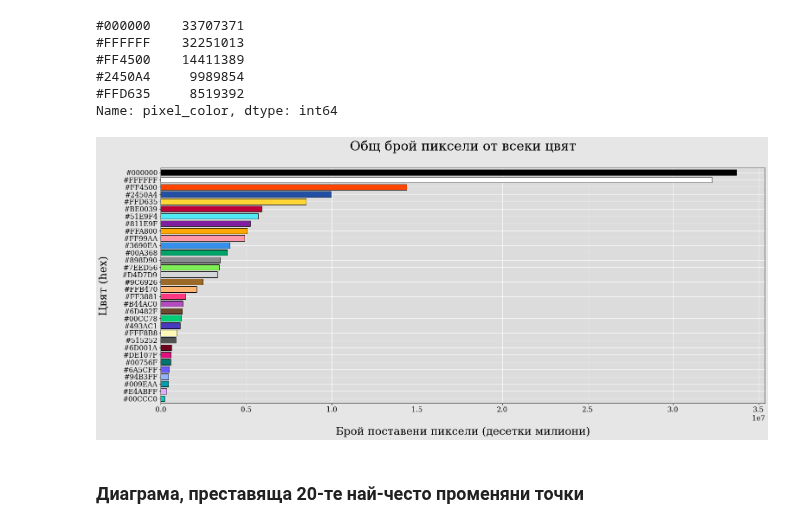
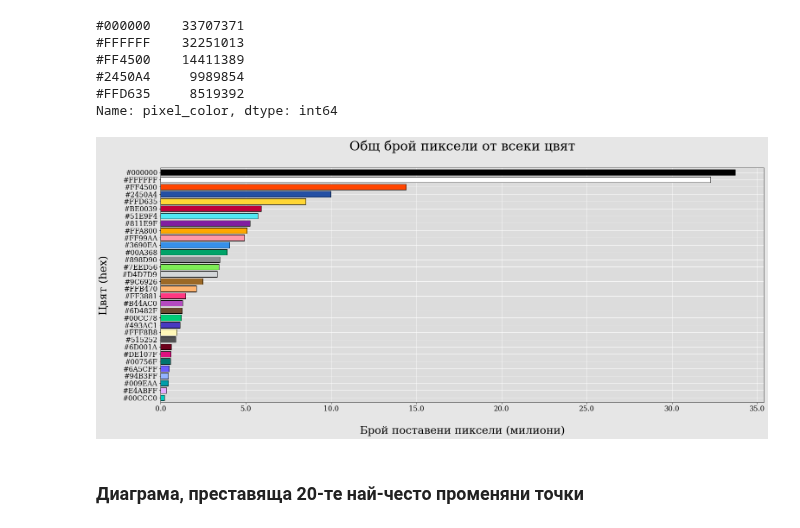
Before and after one commit to Denis-Iv/Analyzing-Social-Experiment, a Jupyter notebook: visualize_data.ipynb, the cells around one changed output. Saved outputs shown, nothing was run; the diff lists cells and outputs as text; code cells hidden in the pictures.

```diff
--- a/visualize_data.ipynb
+++ b/visualize_data.ipynb
@@ -19,6 +21,11 @@ def parse_timestamp(timestamp, date_format):
     dt = datetime.strptime(dt, date_format)
 
     return dt
+# %%
+def millions(x, pos):
+    return '%1.1f' % (x * 1e-6)
+
+formatter = FuncFormatter(millions)
 # %% [markdown]
 # Импортиране на файлове
 # %%
@@ -184,19 +191,20 @@ Name: pixel_color, dtype: int64
 # %%
 color_bars = []
 for color_num in most_used_colors.iteritems():
     color_bars.append(color_num[0])
 
 plot = most_used_colors.plot(kind='barh', color=color_bars, edgecolor='black', zorder=3, width=0.8)
 
 plot.set_title('Общ брой пиксели от всеки цвят')
-plot.set_xlabel('Брой поставени пиксели (десетки милиони)')
+plot.set_xlabel('Брой поставени пиксели (милиони)')
 plot.set_ylabel('Цвят (hex)')
 
 plot.set_yticklabels(color_bars)
+plot.xaxis.set_major_formatter(formatter)
 
 plot.invert_yaxis()
 # %% [output]
-[figure, old version]
+[figure, new version]
 # %%
 if SAVE_FILES:
     now = datetime.now().strftime('%d%H%M')
```
Also changed, not shown: parts of 18 cells of this notebook.
